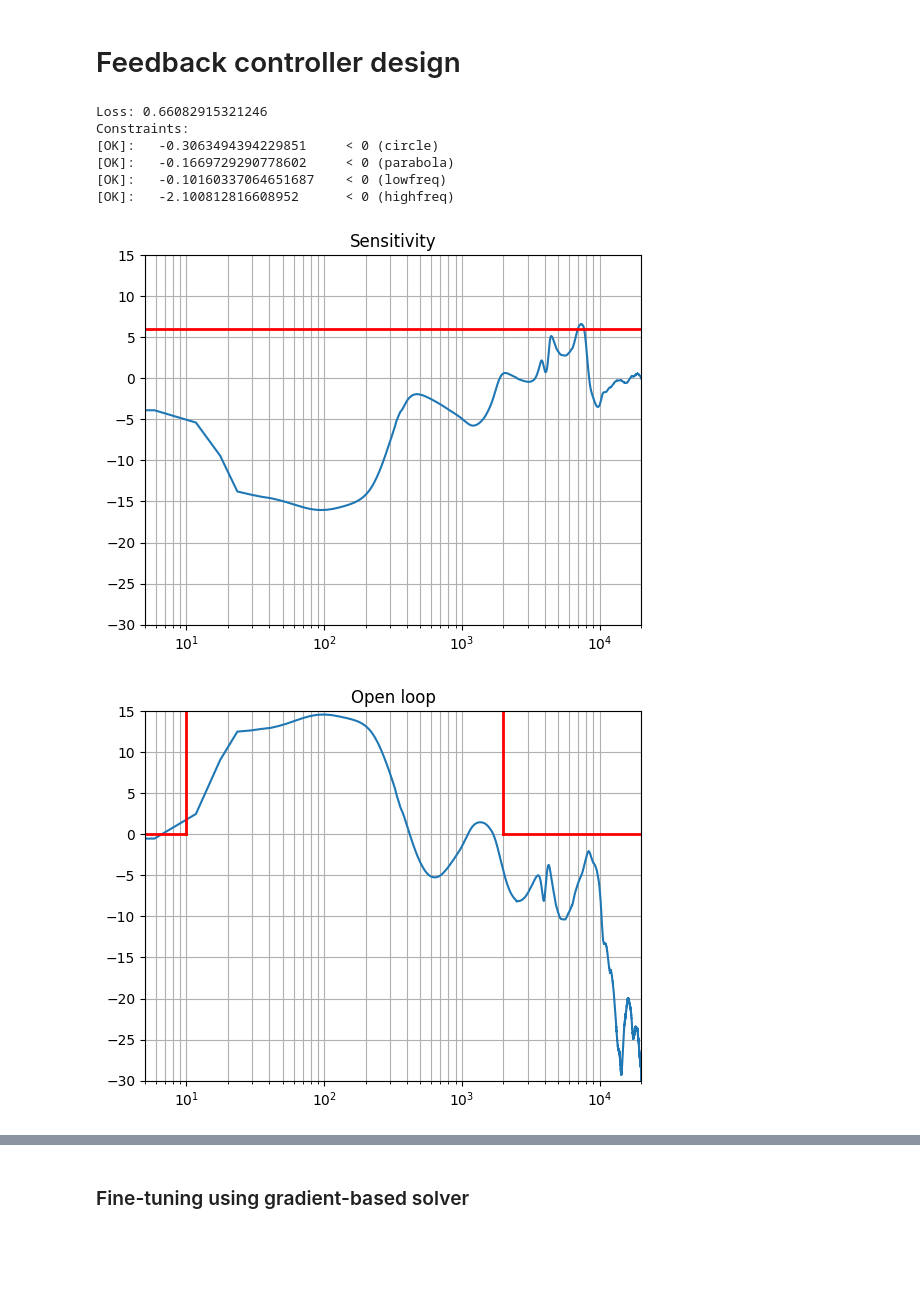
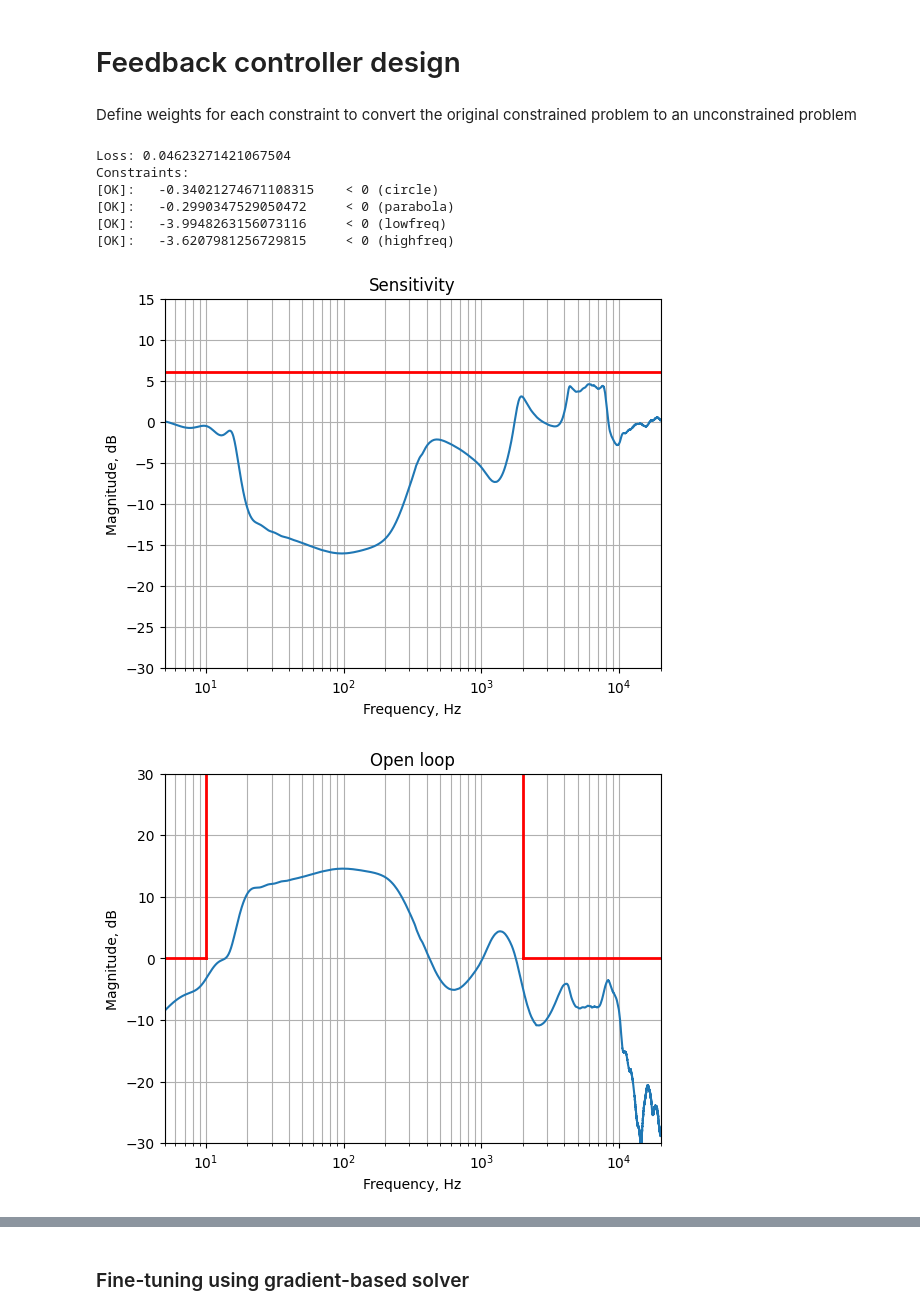
Before and after one commit to sholokhovalexey/active-noise-control, a Jupyter notebook: anc_design.ipynb, the cells around one changed output, grey strips where cells are left out. Cells and saved outputs as stored; diff of their text form; code cells hidden in the pictures; blank space fills up the shorter version.

```diff
--- a/anc_design.ipynb
+++ b/anc_design.ipynb
@@ -92,8 +145,8 @@ weighting = cfg.weighting
 # %% [markdown]
 # Feedback controller design
 # %%
-problem = ProblemFeedback(fs, n_fft=n_fft, logspace=log)
-problem.init(SP, weighting)
+problem = ProblemFeedback(fs, n_fft=cfg.n_fft, logspace=cfg.log)
+problem.init(SP, cfg.weighting_feedback)
 
 
 n_sections = 6
@@ -113,12 +166,14 @@ problem.add_bounds(bounds)
 
 constraints = parametrization.constraints()
 assert constraints is None or len(constraints) == 0
+# %% [markdown]
+Define weights for each constraint to convert the original constrained problem to an unconstrained problem
 # %%
 weights = {
     "circle": 0.0001,
     "parabola": 0.001,
     "lowfreq": 0.0001,
-    "highfreq": 0.001,
+    "highfreq": 0.0001,
 }
 
 problem_unc = problem.to_unconstrained(weights)
@@ -144,19 +199,21 @@ print("Loss:", loss)
 print("Constraints:")
 problem.violation(sos)
 # %% [output]
-Loss: 0.66082915321246
+Loss: 0.04623271421067504
 Constraints:
-[OK]:   -0.3063494394229851     < 0 (circle)
-[OK]:   -0.1669729290778602     < 0 (parabola)
-[OK]:   -0.10160337064651687    < 0 (lowfreq)
-[OK]:   -2.100812816608952      < 0 (highfreq)
+[OK]:   -0.34021274671108315    < 0 (circle)
+[OK]:   -0.2990347529050472     < 0 (parabola)
+[OK]:   -3.9948263156073116     < 0 (lowfreq)
+[OK]:   -3.6207981256729815     < 0 (highfreq)
 # %%
-w, h_fb = scipy.signal.sosfreqz(sos, worN=16384, fs=fs)
-w, h_sp = scipy.signal.freqz(SP, 1, worN=16384, fs=fs)
+worN = logscale(0, 1, 32768) * 20000
+
+w, h_fb = scipy.signal.sosfreqz(sos, worN=worN, fs=fs)
+w, h_sp = scipy.signal.freqz(SP, 1, worN=worN, fs=fs)
 S_fb = 1 / (1 + h_fb * h_sp)
 
 # w = np.linspace(0, fs//2, len(S_fb))
-plt.semilogx(w, 20 * np.log10(np.abs(S_fb)));
+plt.semilogx(w, mag2db(np.abs(S_fb)));
 
 x_min, x_max = 5, 20000
 y_min, y_max = -30, 15
@@ -167,29 +224,35 @@ plt.grid(which="both");
 plt.xlim(x_min, x_max);
 plt.ylim(y_min, y_max);
 
+plt.xlabel("Frequency, Hz");
+plt.ylabel("Magnitude, dB");
+
 plt.title("Sensitivity");
 # %% [output]
-[figure, old version]
+[figure, new version]
 # %%
 H = h_fb * h_sp
 
-plt.semilogx(w, 20 * np.log10(np.abs(H)));
+plt.semilogx(w, mag2db(np.abs(H)));
 
 x_min, x_max = 5, 20000
-y_min, y_max = -30, 15
+y_min, y_max = -30, 30
 
 plt.plot([cfg.freq_low, cfg.freq_low], [cfg.gain_open_max, y_max], "r", linewidth=2)
 plt.plot([0, cfg.freq_low], [cfg.gain_open_max, cfg.gain_open_max], "r", linewidth=2)
 
 plt.plot([cfg.freq_high, cfg.freq_high], [cfg.gain_open_max, y_max], "r", linewidth=2)
 plt.plot([cfg.freq_high, x_max], [cfg.gain_open_max, cfg.gain_open_max], "r", linewidth=2)
 
 plt.grid(which="both");
 plt.xlim(x_min, x_max);
 plt.ylim(y_min, y_max);
 
+plt.xlabel("Frequency, Hz");
+plt.ylabel("Magnitude, dB");
+
 plt.title("Open loop");
 # %% [output]
-[figure, old version]
+[figure, new version]
 # %%
 plt.figure(figsize=(6, 6));
```
Also changed, not shown: parts of 12 cells of this notebook, 8 other files.
